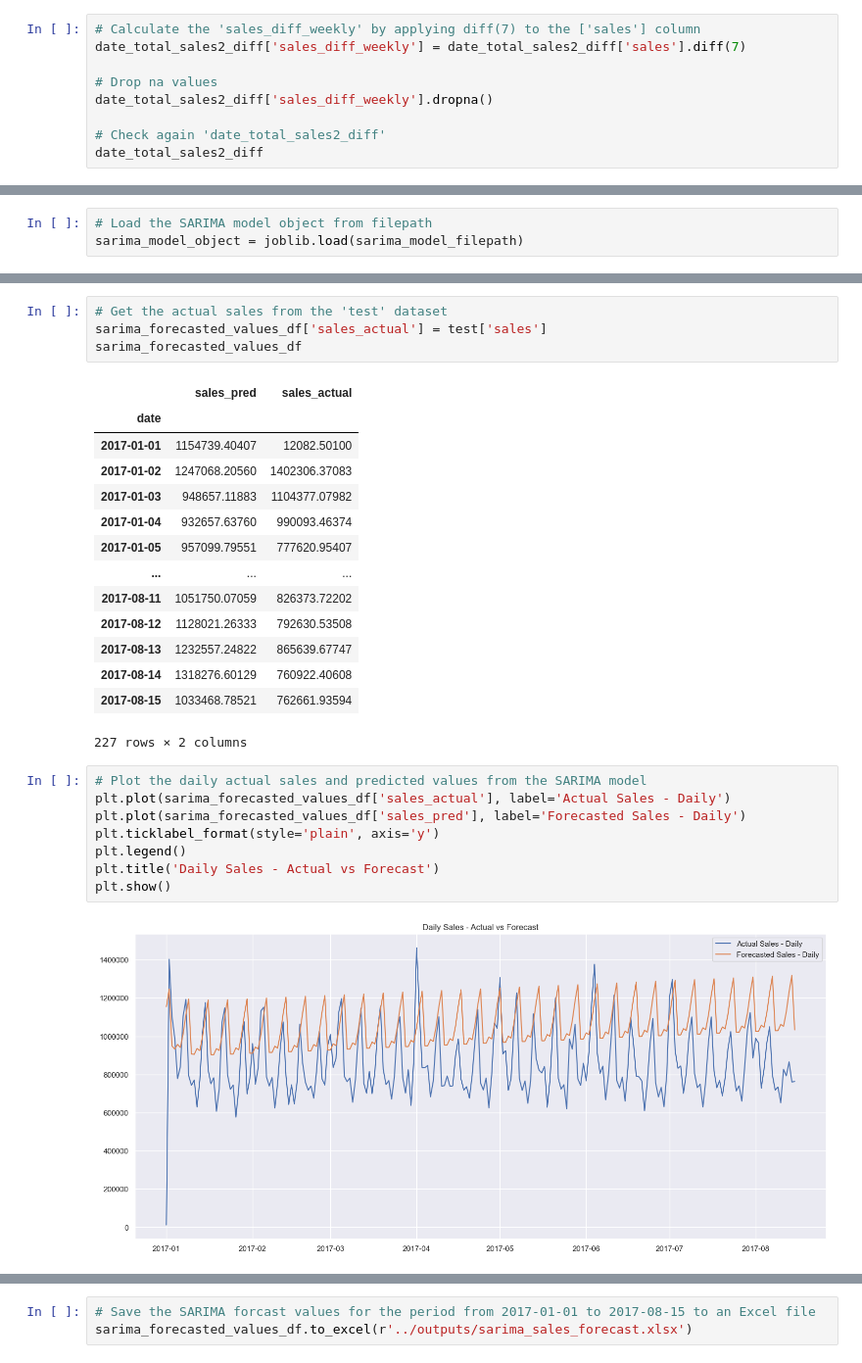
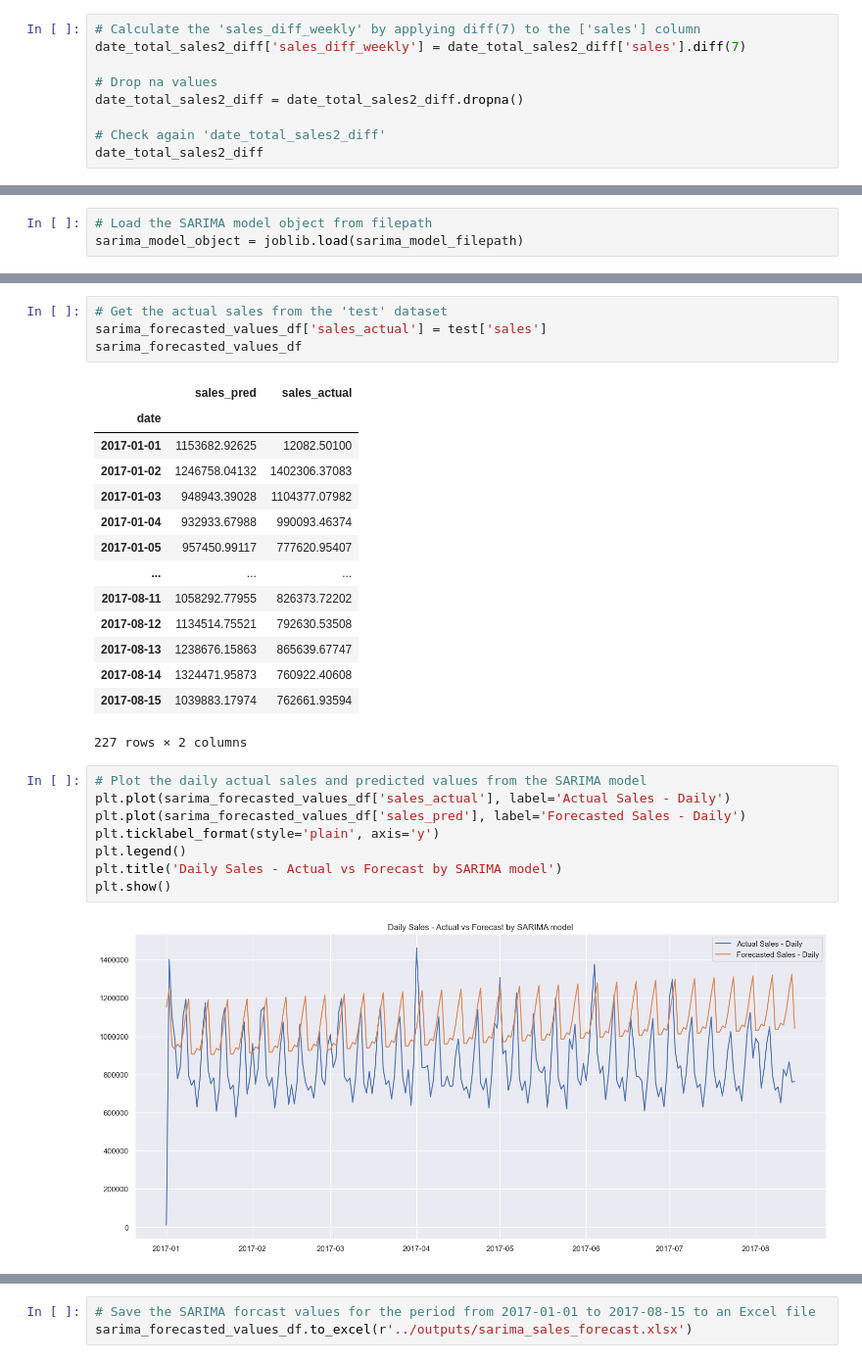
Before and after one commit to TeeNguyenDA/Store-Sales-Forecasting, a Jupyter notebook: notebooks/store_sales_forecast.ipynb, the cells around one changed output, grey strips where cells are left out. Shown at 98% size. Cells and saved outputs as stored; diff of their text form.

```diff
--- a/notebooks/store_sales_forecast.ipynb
+++ b/notebooks/store_sales_forecast.ipynb
@@ -725,7 +724,7 @@ date_total_sales2_diff
 date_total_sales2_diff['sales_diff_weekly'] = date_total_sales2_diff['sales'].diff(7)
 
 # Drop na values
-date_total_sales2_diff['sales_diff_weekly'].dropna()
+date_total_sales2_diff = date_total_sales2_diff.dropna()
 
 # Check again 'date_total_sales2_diff'
 date_total_sales2_diff
@@ -971,27 +972,27 @@ sarima_forecasted_values_df
 # %% [output]
 |  | sales_pred | sales_actual |
 | date |  |  |
-| 2017-01-01 | 1154739.40407 | 12082.50100 |
-| 2017-01-02 | 1247068.20560 | 1402306.37083 |
-| 2017-01-03 | 948657.11883 | 1104377.07982 |
-| 2017-01-04 | 932657.63760 | 990093.46374 |
-| 2017-01-05 | 957099.79551 | 777620.95407 |
+| 2017-01-01 | 1153682.92625 | 12082.50100 |
+| 2017-01-02 | 1246758.04132 | 1402306.37083 |
+| 2017-01-03 | 948943.39028 | 1104377.07982 |
+| 2017-01-04 | 932933.67988 | 990093.46374 |
+| 2017-01-05 | 957450.99117 | 777620.95407 |
 | ... | ... | ... |
-| 2017-08-11 | 1051750.07059 | 826373.72202 |
-| 2017-08-12 | 1128021.26333 | 792630.53508 |
-| 2017-08-13 | 1232557.24822 | 865639.67747 |
-| 2017-08-14 | 1318276.60129 | 760922.40608 |
-| 2017-08-15 | 1033468.78521 | 762661.93594 |
+| 2017-08-11 | 1058292.77955 | 826373.72202 |
+| 2017-08-12 | 1134514.75521 | 792630.53508 |
+| 2017-08-13 | 1238676.15863 | 865639.67747 |
+| 2017-08-14 | 1324471.95873 | 760922.40608 |
+| 2017-08-15 | 1039883.17974 | 762661.93594 |
 227 rows × 2 columns
 # %%
 # Plot the daily actual sales and predicted values from the SARIMA model
 plt.plot(sarima_forecasted_values_df['sales_actual'], label='Actual Sales - Daily')
 plt.plot(sarima_forecasted_values_df['sales_pred'], label='Forecasted Sales - Daily')
 plt.ticklabel_format(style='plain', axis='y')
 plt.legend()
-plt.title('Daily Sales - Actual vs Forecast')
+plt.title('Daily Sales - Actual vs Forecast by SARIMA model')
 plt.show()
 # %% [output]
-[figure, old version]
+[figure, new version]
 # %%
 # Resample to weekly frequency, aggregating with sum
```
Also changed, not shown: parts of 43 cells of this notebook, 4 other files.
